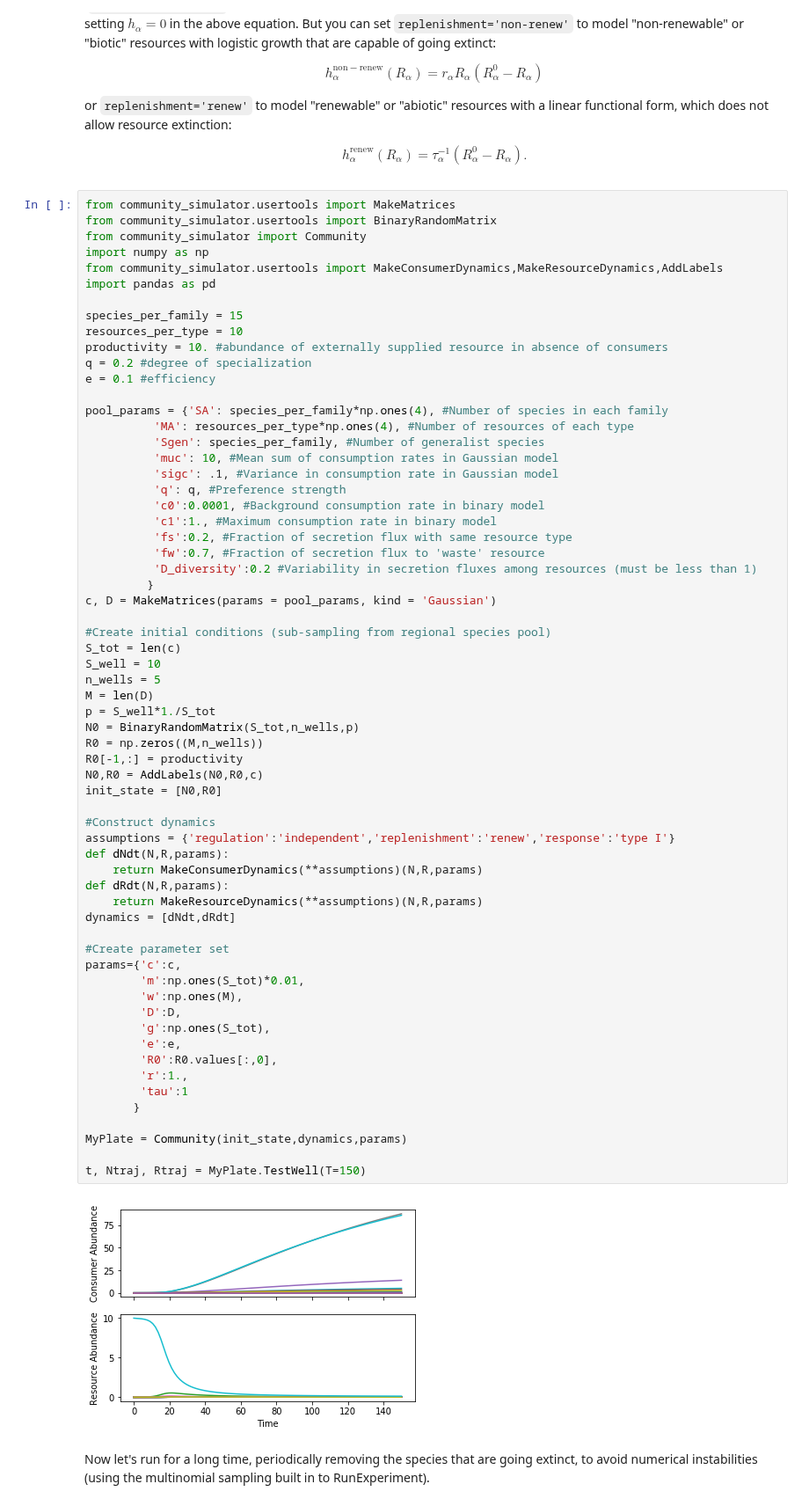
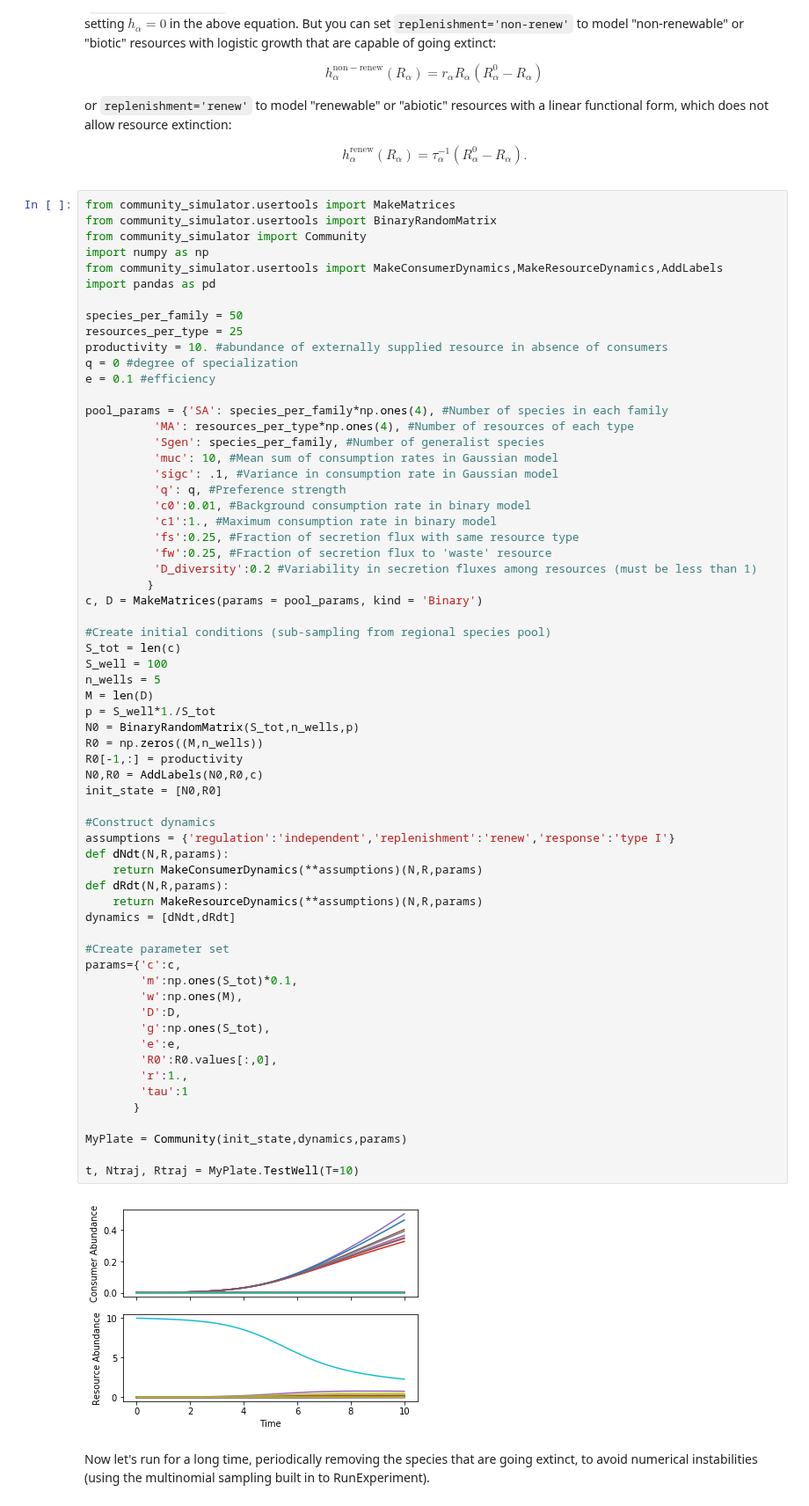
Before and after one commit to Emergent-Behaviors-in-Biology/community-simulator, a Jupyter notebook: Community Simulator Tutorial.ipynb, the cells around one changed output. Shown at 88% size. Cells and saved outputs as stored; diff of their text form.

Commit message:
Wenping corrections
Corrected orientation of D matrix, set more reasonable parameters on ODEint, set default parameters in cluster script to the ones we agreed on

```diff
--- a/Community Simulator Tutorial.ipynb
+++ b/Community Simulator Tutorial.ipynb
@@ -395,10 +395,10 @@ import numpy as np
 from community_simulator.usertools import MakeConsumerDynamics,MakeResourceDynamics,AddLabels
 import pandas as pd
 
-species_per_family = 15
-resources_per_type = 10
+species_per_family = 50
+resources_per_type = 25
 productivity = 10. #abundance of externally supplied resource in absence of consumers
-q = 0.2 #degree of specialization
+q = 0 #degree of specialization
 e = 0.1 #efficiency
 
 pool_params = {'SA': species_per_family*np.ones(4), #Number of species in each family
@@ -407,51 +407,51 @@ pool_params = {'SA': species_per_family*np.ones(4), #Number of species in each f
           'muc': 10, #Mean sum of consumption rates in Gaussian model
           'sigc': .1, #Variance in consumption rate in Gaussian model
           'q': q, #Preference strength
-          'c0':0.0001, #Background consumption rate in binary model
+          'c0':0.01, #Background consumption rate in binary model
           'c1':1., #Maximum consumption rate in binary model
-          'fs':0.2, #Fraction of secretion flux with same resource type
-          'fw':0.7, #Fraction of secretion flux to 'waste' resource
+          'fs':0.25, #Fraction of secretion flux with same resource type
+          'fw':0.25, #Fraction of secretion flux to 'waste' resource
           'D_diversity':0.2 #Variability in secretion fluxes among resources (must be less than 1)
          }
-c, D = MakeMatrices(params = pool_params, kind = 'Gaussian')
+c, D = MakeMatrices(params = pool_params, kind = 'Binary')
 
 #Create initial conditions (sub-sampling from regional species pool)
 S_tot = len(c)
-S_well = 10
+S_well = 100
 n_wells = 5
 M = len(D)
 p = S_well*1./S_tot
 N0 = BinaryRandomMatrix(S_tot,n_wells,p)
 R0 = np.zeros((M,n_wells))
 R0[-1,:] = productivity
 N0,R0 = AddLabels(N0,R0,c)
 init_state = [N0,R0]
 
 #Construct dynamics
 assumptions = {'regulation':'independent','replenishment':'renew','response':'type I'}
 def dNdt(N,R,params):
     return MakeConsumerDynamics(**assumptions)(N,R,params)
 def dRdt(N,R,params):
     return MakeResourceDynamics(**assumptions)(N,R,params)
 dynamics = [dNdt,dRdt]
 
 #Create parameter set
 params={'c':c,
-        'm':np.ones(S_tot)*0.01,
+        'm':np.ones(S_tot)*0.1,
         'w':np.ones(M),
         'D':D,
         'g':np.ones(S_tot),
         'e':e,
         'R0':R0.values[:,0],
         'r':1.,
         'tau':1
        }
 
 MyPlate = Community(init_state,dynamics,params)
 
-t, Ntraj, Rtraj = MyPlate.TestWell(T=150)
+t, Ntraj, Rtraj = MyPlate.TestWell(T=10)
 # %% [output]
-[figure, old version]
+[figure, new version]
 # %% [markdown]
 Now let's run for a long time, periodically removing the species that are going extinct, to avoid numerical instabilities (using the multinomial sampling built in to RunExperiment).
 # %%
```
Also changed, not shown: parts of 11 cells of this notebook, 5 other files.
